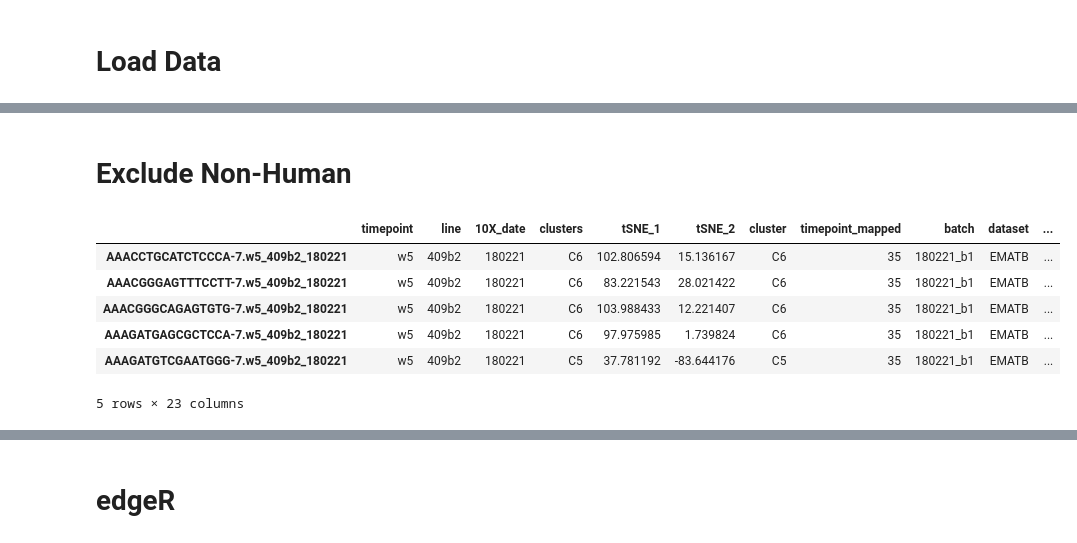
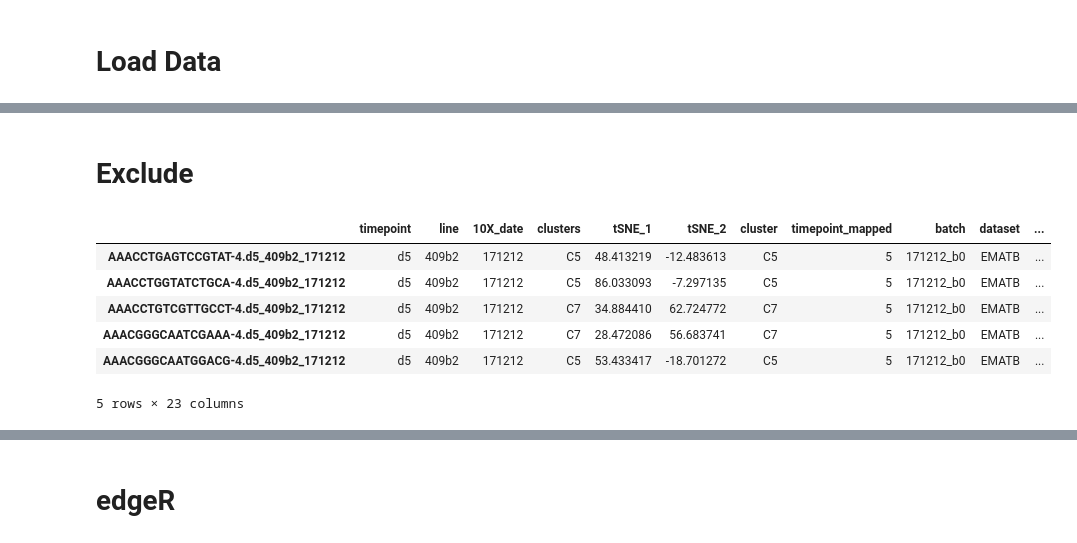
Before and after one commit to vessemer/INeurons, a Jupyter notebook: IPython/DGE.ipynb, the cells around one changed output, grey strips where cells are left out. Drawn from its saved outputs; the diff is of its cells as text; code cells hidden in the pictures.

```diff
--- a/IPython/DGE.ipynb
+++ b/IPython/DGE.ipynb
@@ -87,18 +87,19 @@ if config.PROTO.SUBSET.USE_HIGHLY_VARIABLE:
     adata = adata[:, adata.var.highly_variable]
 adata.X = adata.layers["counts"].copy()
 # %% [markdown]
-# Exclude Non-Human
+# Exclude
 # %%
 idxs = np.prod([
-    adata.obs.time.apply(lambda x: x in [ 'd35' ]),#, 'd35' ]),
+    adata.obs.timepoint_mapped.apply(
+        lambda x: x in config.PROTO.SUBSET.TIMEPOINTS),
 ], axis=0, dtype=np.bool_)
 selected = adata[idxs, :].copy()
 selected.obs.head()
 # %% [output]
 |  | timepoint | line | 10X_date | clusters | tSNE_1 | tSNE_2 | cluster | timepoint_mapped | batch | dataset | ... |
-| AAACCTGCATCTCCCA-7.w5_409b2_180221 | w5 | 409b2 | 180221 | C6 | 102.806594 | 15.136167 | C6 | 35 | 180221_b1 | EMATB | ... |
-| AAACGGGAGTTTCCTT-7.w5_409b2_180221 | w5 | 409b2 | 180221 | C6 | 83.221543 | 28.021422 | C6 | 35 | 180221_b1 | EMATB | ... |
-| AAACGGGCAGAGTGTG-7.w5_409b2_180221 | w5 | 409b2 | 180221 | C6 | 103.988433 | 12.221407 | C6 | 35 | 180221_b1 | EMATB | ... |
-| AAAGATGAGCGCTCCA-7.w5_409b2_180221 | w5 | 409b2 | 180221 | C6 | 97.975985 | 1.739824 | C6 | 35 | 180221_b1 | EMATB | ... |
-| AAAGATGTCGAATGGG-7.w5_409b2_180221 | w5 | 409b2 | 180221 | C5 | 37.781192 | -83.644176 | C5 | 35 | 180221_b1 | EMATB | ... |
+| AAACCTGAGTCCGTAT-4.d5_409b2_171212 | d5 | 409b2 | 171212 | C5 | 48.413219 | -12.483613 | C5 | 5 | 171212_b0 | EMATB | ... |
+| AAACCTGGTATCTGCA-4.d5_409b2_171212 | d5 | 409b2 | 171212 | C5 | 86.033093 | -7.297135 | C5 | 5 | 171212_b0 | EMATB | ... |
+| AAACCTGTCGTTGCCT-4.d5_409b2_171212 | d5 | 409b2 | 171212 | C7 | 34.884410 | 62.724772 | C7 | 5 | 171212_b0 | EMATB | ... |
+| AAACGGGCAATCGAAA-4.d5_409b2_171212 | d5 | 409b2 | 171212 | C7 | 28.472086 | 56.683741 | C7 | 5 | 171212_b0 | EMATB | ... |
+| AAACGGGCAATGGACG-4.d5_409b2_171212 | d5 | 409b2 | 171212 | C5 | 53.433417 | -18.701272 | C5 | 5 | 171212_b0 | EMATB | ... |
 5 rows × 23 columns
```
Also changed, not shown: parts of 31 cells of this notebook.
